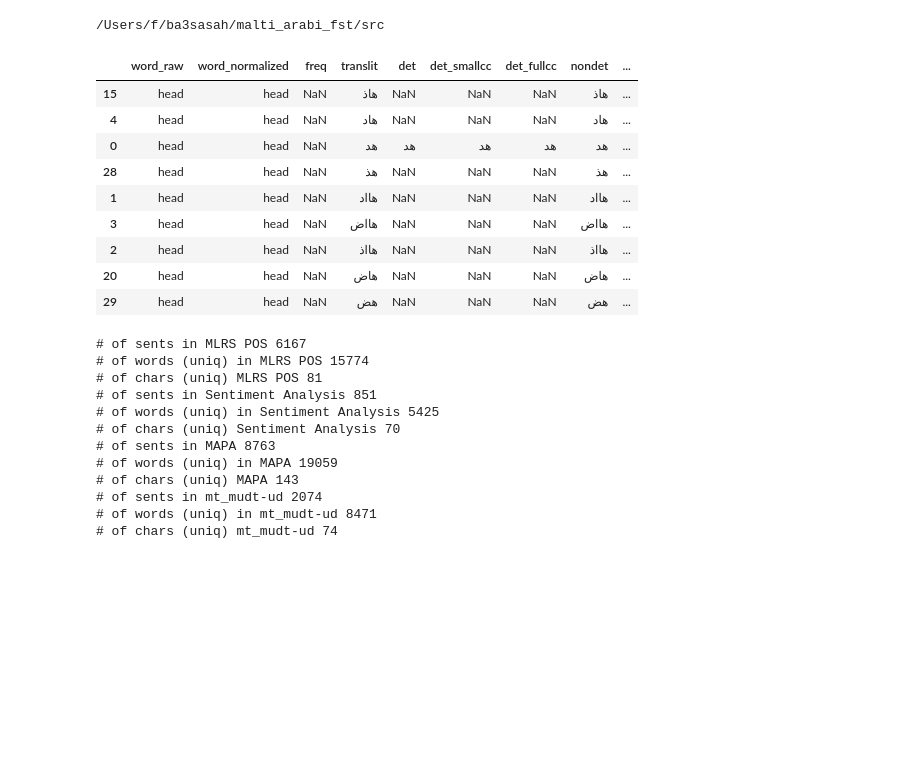
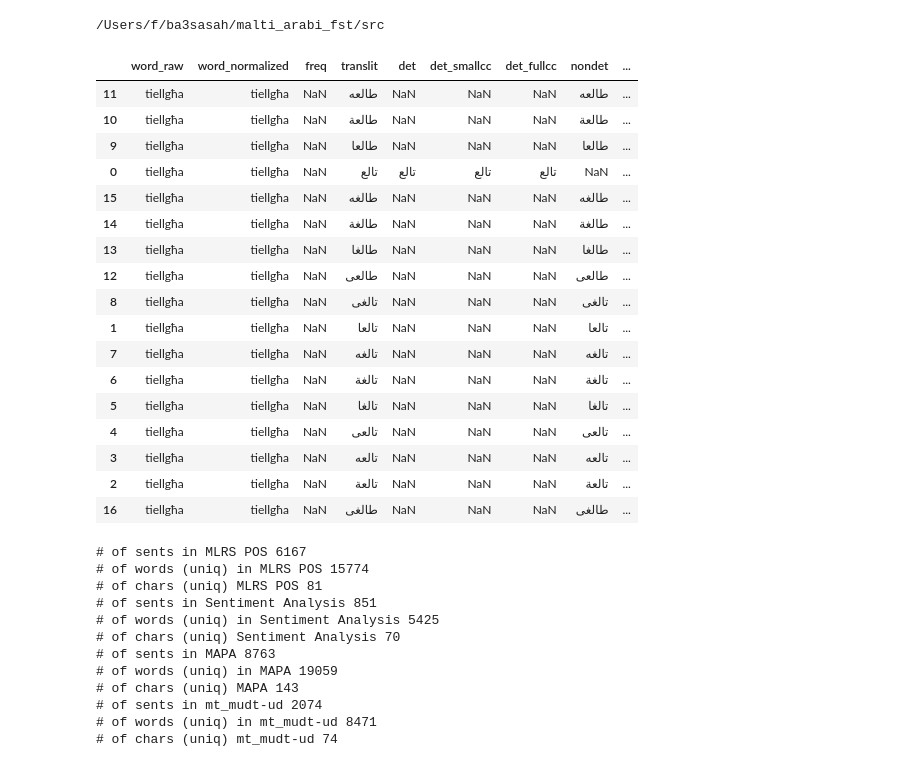
Before and after one commit to MLRS/malti, a Jupyter notebook: malti2arabi_fst.ipynb, the cells around one changed output. Saved outputs shown, nothing was run; the diff lists cells and outputs as text; code cells hidden in the pictures; blank space fills up the shorter version.

```diff
--- a/malti2arabi_fst.ipynb
+++ b/malti2arabi_fst.ipynb
@@ -21,43 +21,51 @@ from malti2arabi_fst import baby_closed_class, augmented_closed_class
 word = "t'"
 word = "L-Innu"
 word = "din"
 word = "f'dik"
 word = "d-dinja"
 word = "f'dil-konferenza d-dinja"
 word = "mil-dinja" # check how many tokens it breaks into and how that affects lang model scores
 word = "id-"
 word = "fil- linja ."
 word = "m'"
 word = "a"
 word = "uffiċjali"
 word = "il-"
-word = "tielgħa"
 word = "ukoll"
 word = "head"
+word = "tiellgħa"
 # word = "[għandhomx"
 # translit_and_rank_options(word,cutoff=None,useclosedclass=False).merge(translit_and_rank_options(word,cutoff=None,useclosedclass=True),how='outer').sort_values(['charmodel_score'],ascending=False)
 # translit_and_rank_options(word,cutoff=None,useclosedclass=False).merge(translit_and_rank_options(word,cutoff=None,useclosedclass=True),how='outer').sort_values(['wordmodel_score'],ascending=False)
 # sorted([(wordmodel.score(x),x) for x in merged],key=lambda x: -x[0])
 
 
 dfs = [pd.DataFrame(x) for x in generate_table(word)]
 
 x = merge_multiple(dfs).drop_duplicates(['word_raw','translit'])
 x
 
 # pd.DataFrame(translit_and_rank_options(word,backoffs=[],name='translit',fsttype='non-det'))
 # pd.DataFrame(translit_and_rank_options(word,backoffs=[baby_closed_class,augmented_closed_class],name='translit',fsttype='det'))
 # %% [output]
 |  | word_raw | word_normalized | freq | translit | det | det_smallcc | det_fullcc | nondet | ... |
-| 15 | head | head | NaN | هاذ | NaN | NaN | NaN | هاذ | ... |
-| 4 | head | head | NaN | هاد | NaN | NaN | NaN | هاد | ... |
-| 0 | head | head | NaN | هد | هد | هد | هد | هد | ... |
-| 28 | head | head | NaN | هذ | NaN | NaN | NaN | هذ | ... |
-| 1 | head | head | NaN | هااد | NaN | NaN | NaN | هااد | ... |
-| 3 | head | head | NaN | هااض | NaN | NaN | NaN | هااض | ... |
-| 2 | head | head | NaN | هااذ | NaN | NaN | NaN | هااذ | ... |
-| 20 | head | head | NaN | هاض | NaN | NaN | NaN | هاض | ... |
-| 29 | head | head | NaN | هض | NaN | NaN | NaN | هض | ... |
+| 11 | tiellgħa | tiellgħa | NaN | طالعه | NaN | NaN | NaN | طالعه | ... |
+| 10 | tiellgħa | tiellgħa | NaN | طالعة | NaN | NaN | NaN | طالعة | ... |
+| 9 | tiellgħa | tiellgħa | NaN | طالعا | NaN | NaN | NaN | طالعا | ... |
+| 0 | tiellgħa | tiellgħa | NaN | تالع | تالع | تالع | تالع | NaN | ... |
+| 15 | tiellgħa | tiellgħa | NaN | طالغه | NaN | NaN | NaN | طالغه | ... |
+| 14 | tiellgħa | tiellgħa | NaN | طالغة | NaN | NaN | NaN | طالغة | ... |
+| 13 | tiellgħa | tiellgħa | NaN | طالغا | NaN | NaN | NaN | طالغا | ... |
+| 12 | tiellgħa | tiellgħa | NaN | طالعى | NaN | NaN | NaN | طالعى | ... |
+| 8 | tiellgħa | tiellgħa | NaN | تالغى | NaN | NaN | NaN | تالغى | ... |
+| 1 | tiellgħa | tiellgħa | NaN | تالعا | NaN | NaN | NaN | تالعا | ... |
+| 7 | tiellgħa | tiellgħa | NaN | تالغه | NaN | NaN | NaN | تالغه | ... |
+| 6 | tiellgħa | tiellgħa | NaN | تالغة | NaN | NaN | NaN | تالغة | ... |
+| 5 | tiellgħa | tiellgħa | NaN | تالغا | NaN | NaN | NaN | تالغا | ... |
+| 4 | tiellgħa | tiellgħa | NaN | تالعى | NaN | NaN | NaN | تالعى | ... |
+| 3 | tiellgħa | tiellgħa | NaN | تالعه | NaN | NaN | NaN | تالعه | ... |
+| 2 | tiellgħa | tiellgħa | NaN | تالعة | NaN | NaN | NaN | تالعة | ... |
+| 16 | tiellgħa | tiellgħa | NaN | طالغى | NaN | NaN | NaN | طالغى | ... |
 # %%
 from load_datasets import merge_datasets, get_alldata_hist
 
```
Also changed, not shown: parts of 16 cells of this notebook, 5 other files.
